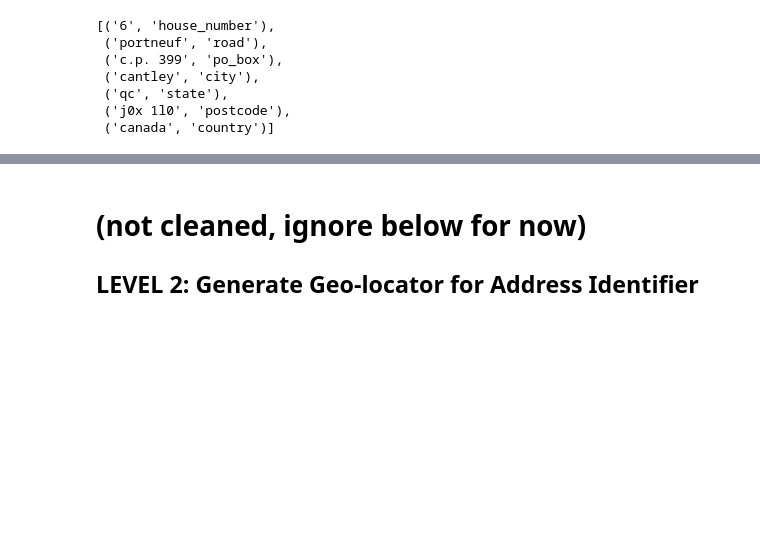
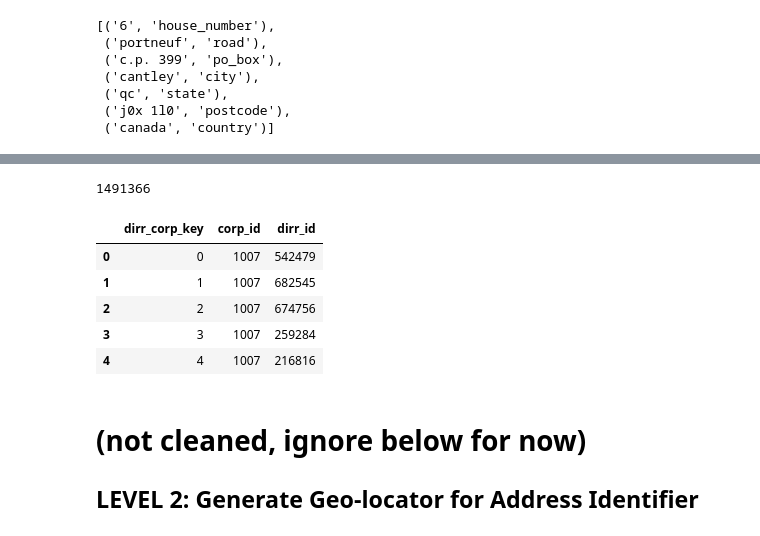
Before and after one commit to WalterKung/dataset, a Jupyter notebook: Corporate_Registry/S2_Get_Geo_locator_from_address.ipynb, the cells around one changed output, grey strips where cells are left out. Cells and saved outputs as stored; diff of their text form; code cells hidden in the pictures; blank space fills up the shorter version.

```diff
--- a/Corporate_Registry/S2_Get_Geo_locator_from_address.ipynb
+++ b/Corporate_Registry/S2_Get_Geo_locator_from_address.ipynb
@@ -193,0 +352,13 @@ KEY:    ca|t8a2a1|ab|sh_pa|ne_dr|1|_|_|
+# %%
+df_director_corporation_edges = pd.merge(df_dirr, df_director_nodes, on=['name','addr_key'])[['corp_id','dirr_id']].reset_index()
+df_director_corporation_edges.columns = ["dirr_corp_key", 'corp_id', 'dirr_id']
+print(len(df_director_corporation_edges))
+df_director_corporation_edges.head()
+# %% [output]
+1491366
+|  | dirr_corp_key | corp_id | dirr_id |
+| 0 | 0 | 1007 | 542479 |
+| 1 | 1 | 1007 | 682545 |
+| 2 | 2 | 1007 | 674756 |
+| 3 | 3 | 1007 | 259284 |
+| 4 | 4 | 1007 | 216816 |
```
Also changed, not shown: parts of 25 cells of this notebook, 1 other file.
